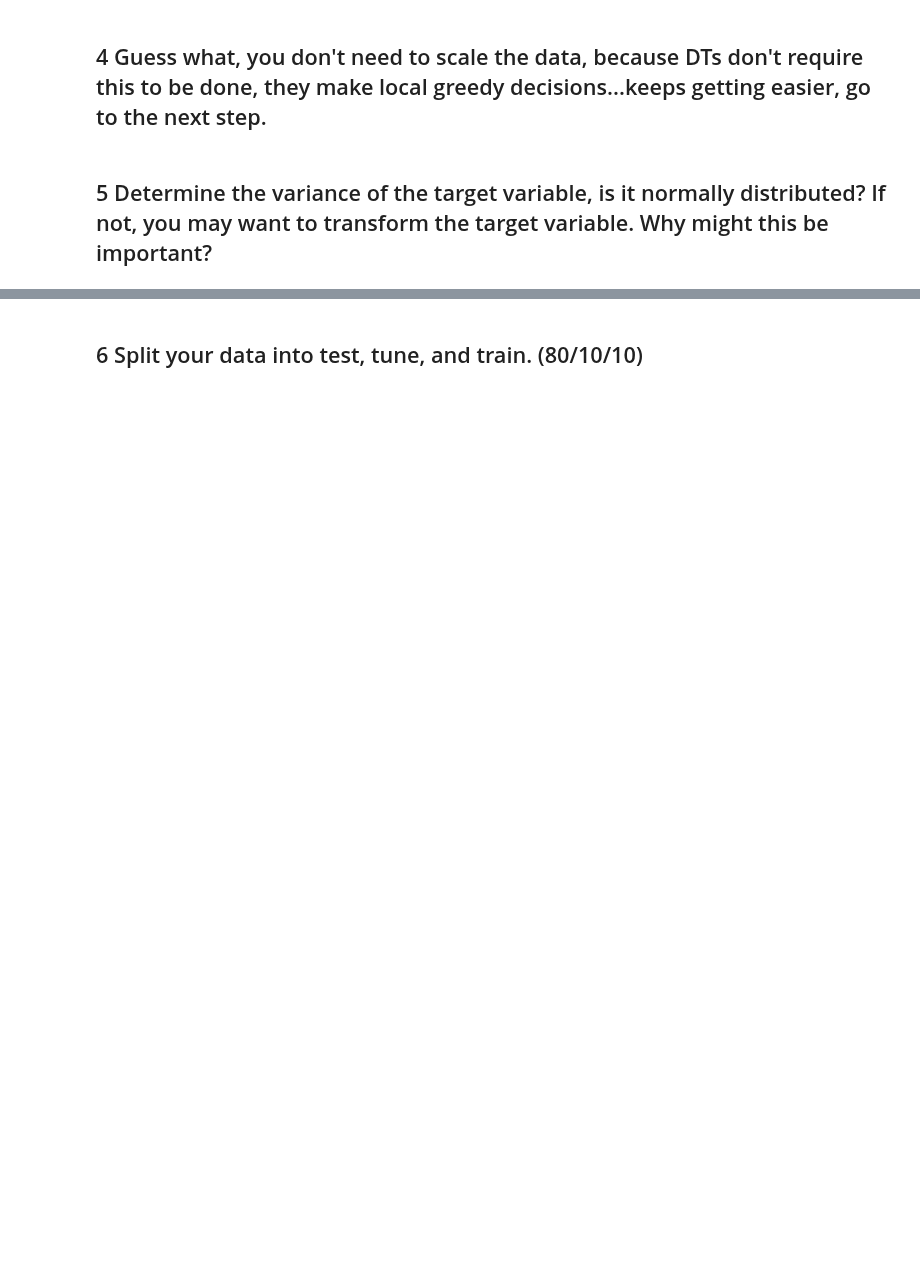
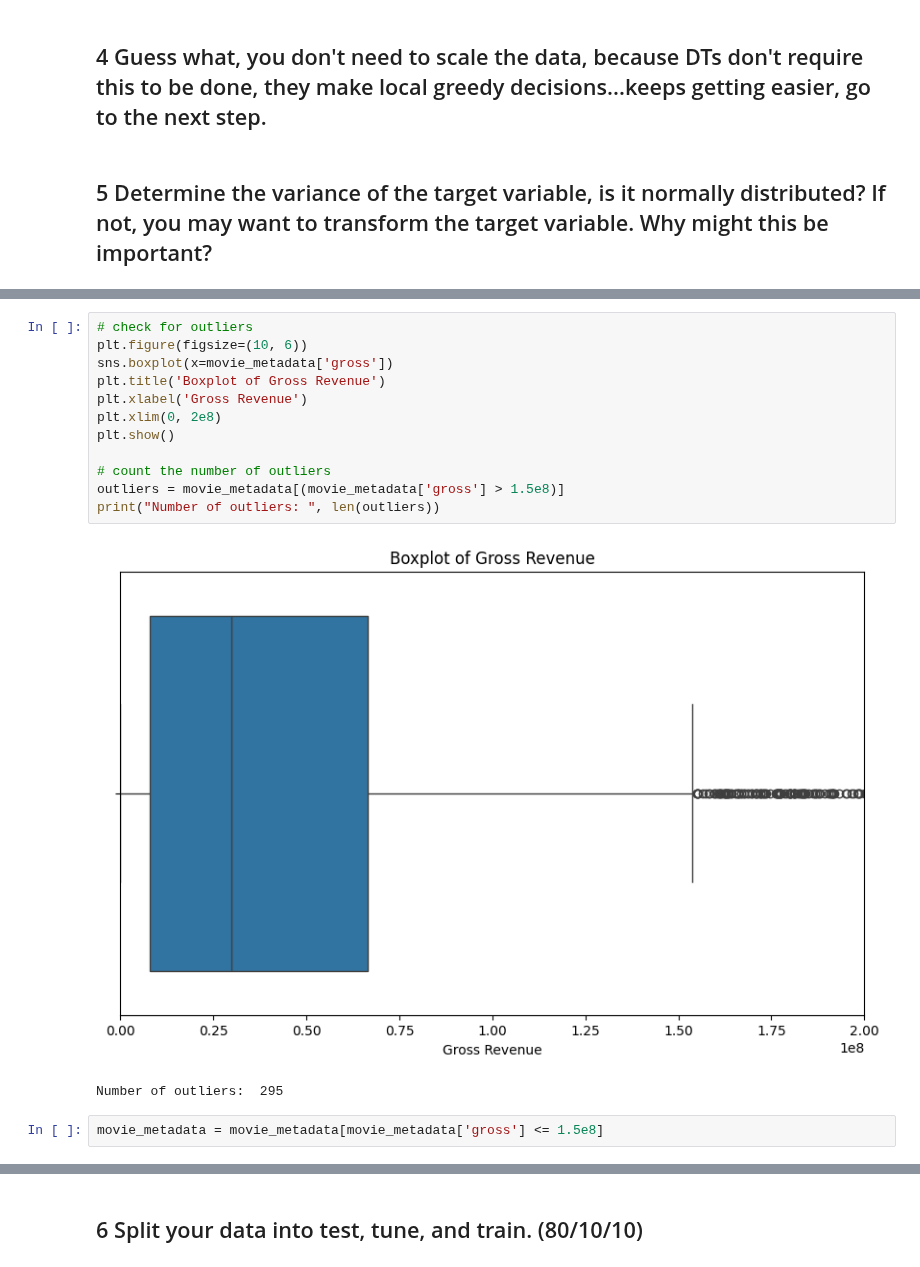
Before and after one commit to dylanlidailin/DS-3021, a Jupyter notebook: 09_DT_Regression/DT_Reg_Lab.ipynb, the cells around one changed output, grey strips where cells are left out. Cells and saved outputs as stored; diff of their text form; blank space fills up the shorter version.

```diff
--- a/09_DT_Regression/DT_Reg_Lab.ipynb
+++ b/09_DT_Regression/DT_Reg_Lab.ipynb
@@ -225,0 +246,17 @@ Target variable variance:  4945253136156610.0
+# %%
+# check for outliers
+plt.figure(figsize=(10, 6))
+sns.boxplot(x=movie_metadata['gross'])
+plt.title('Boxplot of Gross Revenue')
+plt.xlabel('Gross Revenue')
+plt.xlim(0, 2e8)
+plt.show()
+
+# count the number of outliers
+outliers = movie_metadata[(movie_metadata['gross'] > 1.5e8)]
+print("Number of outliers: ", len(outliers))
+# %% [output]
+[figure, added]
+Number of outliers:  295
+# %%
+movie_metadata = movie_metadata[movie_metadata['gross'] <= 1.5e8]
```
Also changed, not shown: parts of 25 cells of this notebook.
